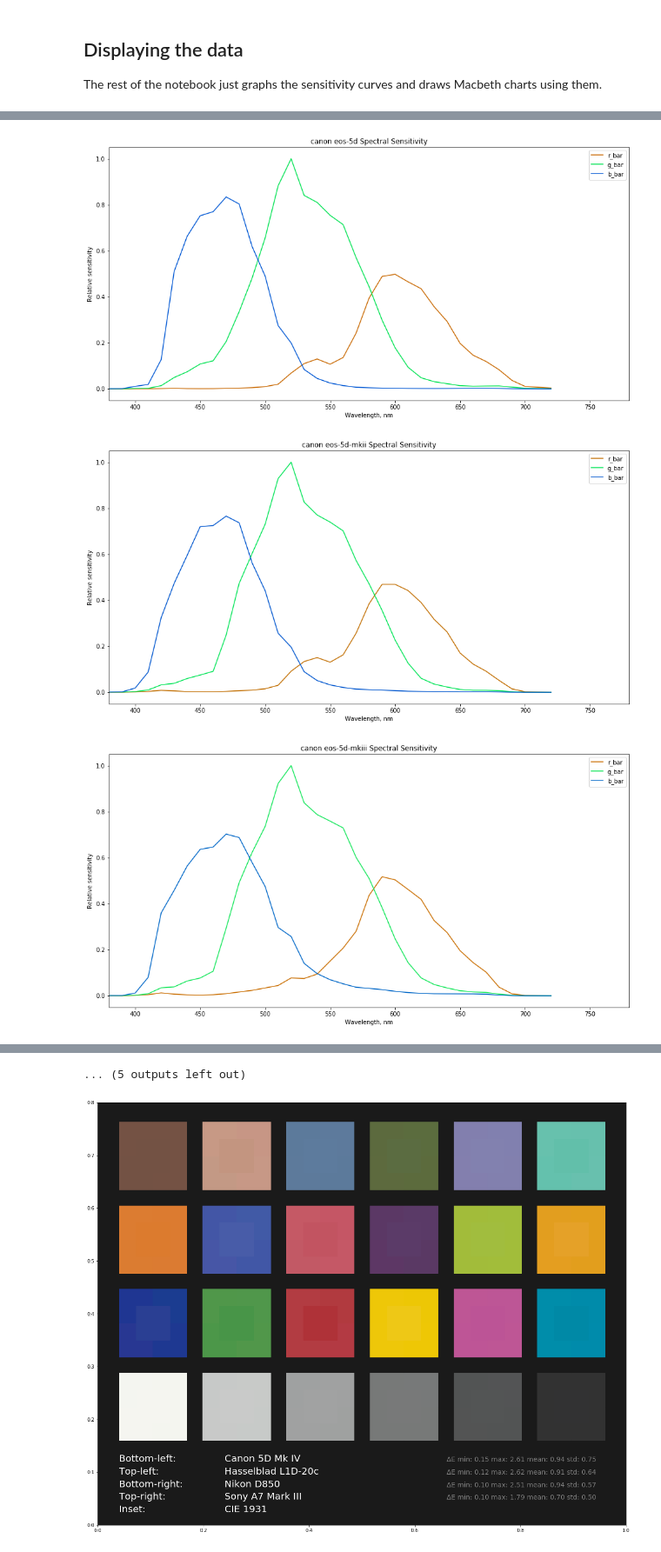
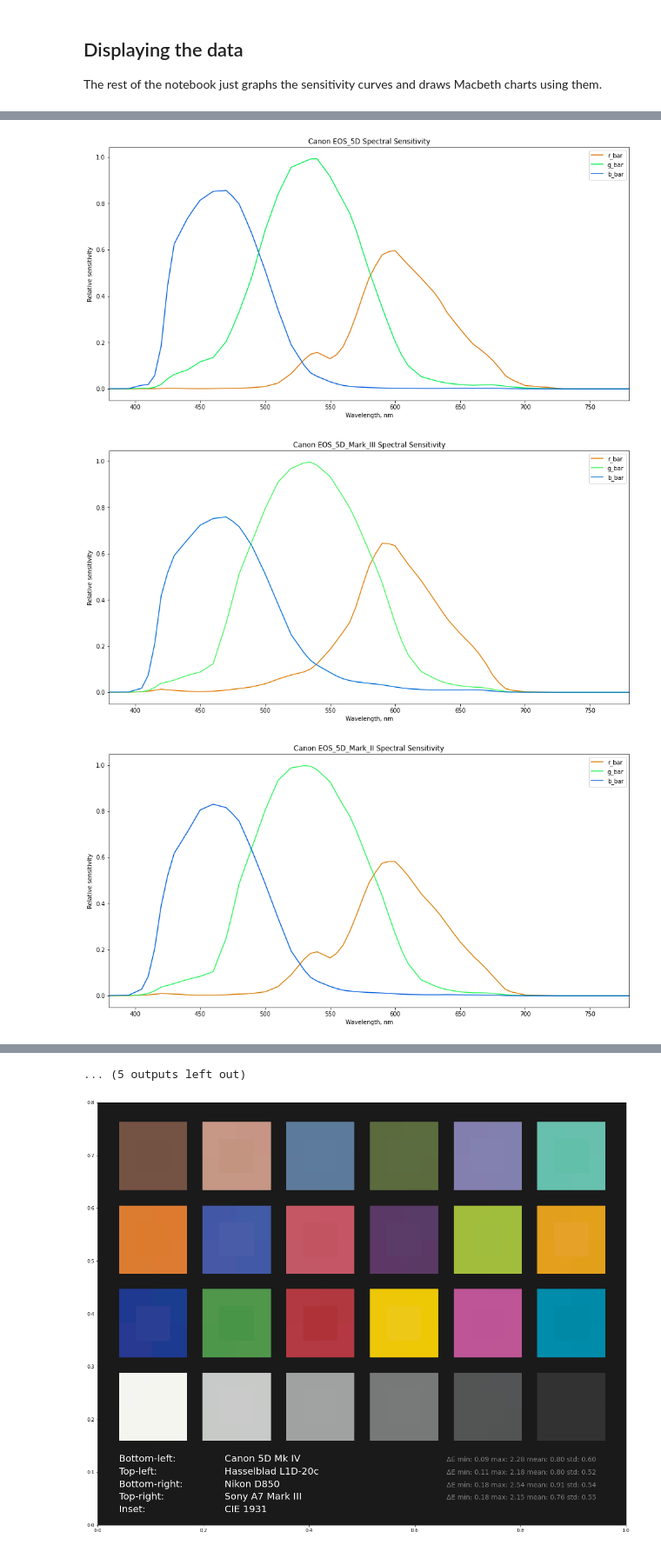
Before and after one commit to wetadigital/physlight, a Jupyter notebook: data/plot_curves.ipynb, the cells around one changed output, grey strips where cells are left out. Shown at 87% size. Drawn from its saved outputs; the diff is of its cells as text; code cells hidden in the pictures.

```diff
--- a/data/plot_curves.ipynb
+++ b/data/plot_curves.ipynb
@@ -77,21 +77,21 @@ def draw_curves(cmf_5d):
     plt.title('{} Spectral Sensitivity'.format(cmf_5d.name))
     plt.legend(['r_bar', 'g_bar', 'b_bar'])
 
-draw_curves(load_camera_data('canon_eos-100d_380_720_10.json'))
-draw_curves(load_camera_data('canon_eos-1dx-mkii_380_720_10.json'))
-draw_curves(load_camera_data('canon_eos-200d_380_720_10.json'))
-draw_curves(load_camera_data('canon_eos-200d-mkii_380_720_10.json'))
-draw_curves(load_camera_data('canon_eos-5d_380_720_10.json'))
-draw_curves(load_camera_data('canon_eos-5d-mkii_380_720_10.json'))
-draw_curves(load_camera_data('canon_eos-5d-mkiii_380_720_10.json'))
-draw_curves(load_camera_data('canon_eos-5d-mkiv_380_720_10.json'))
-draw_curves(load_camera_data('canon_eos-5ds_380_720_10.json'))
-draw_curves(load_camera_data('canon_eos-m_380_720_10.json'))
-draw_curves(load_camera_data('hasselblad_l1d-20c_380_720_10.json'))
-draw_curves(load_camera_data('nikon_d810_380_720_10.json'))
-draw_curves(load_camera_data('nikon_d850_380_720_10.json'))
-draw_curves(load_camera_data('sony_ilce-6400_380_720_10.json'))
-draw_curves(load_camera_data('sony_ilce-7m3_380_720_10.json'))
-draw_curves(load_camera_data('sony_ilce-7rm3_380_720_10.json'))
-draw_curves(load_camera_data('sony_ilce-9_380_720_10.json'))
+draw_curves(load_camera_data('Canon_EOS_100D_380_780_5.json'))
+draw_curves(load_camera_data('Canon_EOS_1DX_Mark_II_380_780_5.json'))
+draw_curves(load_camera_data('Canon_EOS_200D_380_780_5.json'))
+draw_curves(load_camera_data('Canon_EOS_5DS_380_780_5.json'))
+draw_curves(load_camera_data('Canon_EOS_5D_380_780_5.json'))
+draw_curves(load_camera_data('Canon_EOS_5D_Mark_III_380_780_5.json'))
+draw_curves(load_camera_data('Canon_EOS_5D_Mark_II_380_780_5.json'))
+draw_curves(load_camera_data('Canon_EOS_5D_Mark_IV_380_780_5.json'))
+draw_curves(load_camera_data('Canon_EOS_M_380_780_5.json'))
+draw_curves(load_camera_data('Canon_EOS_R5_380_780_5.json'))
+draw_curves(load_camera_data('Hasselblad_L1D-20c_380_780_5.json'))
+draw_curves(load_camera_data('Nikon_D810_380_780_5.json'))
+draw_curves(load_camera_data('Nikon_D850_380_780_5.json'))
+draw_curves(load_camera_data('Sony_ILCE-6400_380_780_5.json'))
+draw_curves(load_camera_data('Sony_ILCE-7M3_380_780_5.json'))
+draw_curves(load_camera_data('Sony_ILCE-7RM3_380_780_5.json'))
+draw_curves(load_camera_data('Sony_ILCE-9_380_780_5.json'))
 # %% [output]
@@ -102,3 +102,3 @@ draw_curves(load_camera_data('sony_ilce-9_380_720_10.json'))
-[figure, old version]
+[figure, new version]
-[figure, old version]
+[figure, new version]
-[figure, old version]
+[figure, new version]
```
Also changed, not shown: parts of 3 cells of this notebook, 36 other files.
